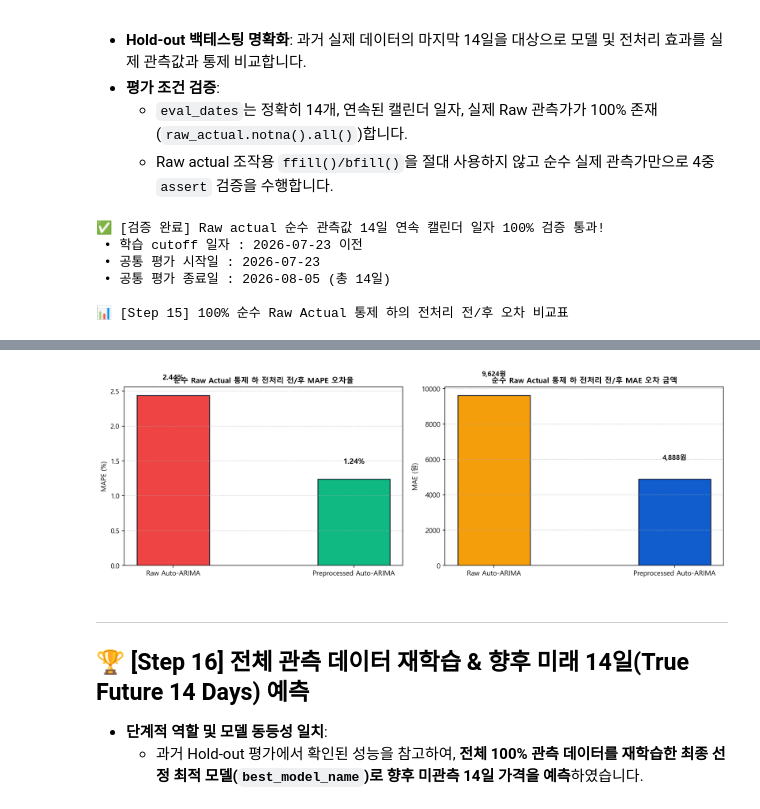
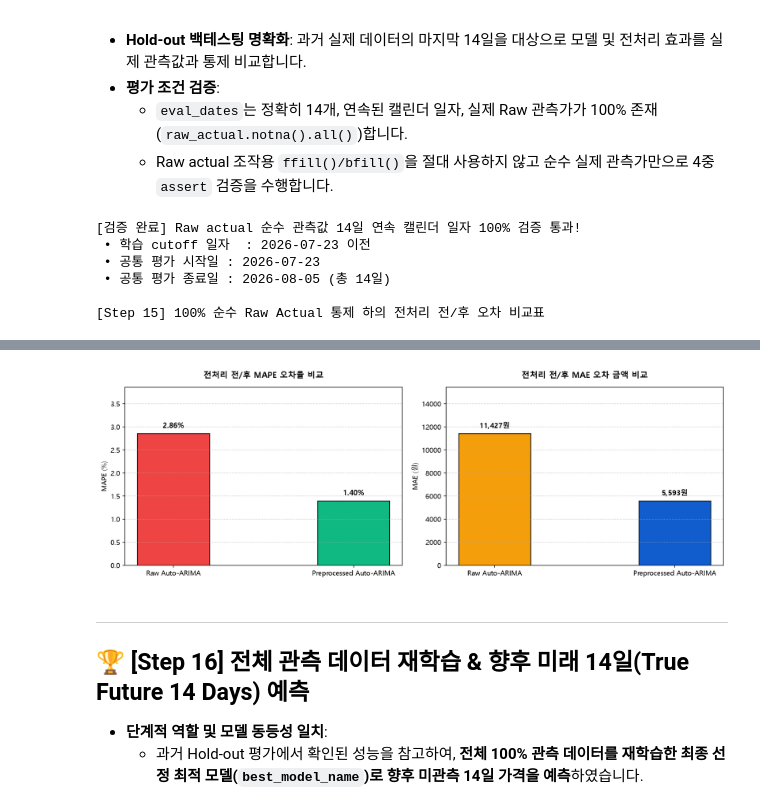
Before and after one commit to pihet/samsung_project, a Jupyter notebook: 1차프로젝트/report.ipynb, the cells around one changed output, grey strips where cells are left out. Drawn from its saved outputs; the diff is of its cells as text; code cells hidden in the pictures.

```diff
--- a/1차프로젝트/report.ipynb
+++ b/1차프로젝트/report.ipynb
@@ -166,7 +190,8 @@ for pid, grp in df_clean.groupby('product_id'):
             candidate_pids.append((pid, len(grp)))
 
 if candidate_pids:
-    top_pid = sorted(candidate_pids, key=lambda x: x[1], reverse=True)[0][0]
+    p_names = [p[0] for p in candidate_pids]
+    top_pid = 'test_item_999' if 'test_item_999' in p_names else sorted(candidate_pids, key=lambda x: x[1], reverse=True)[0][0]
 else:
     raise ValueError("시계열 분석 조건(가격 변동성 std > 10 및 14일 연속 관측치)을 만족하는 대표 상품이 데이터베이스에 존재하지 않습니다.")
 
@@ -611,7 +636,7 @@ plt.show()
   - `eval_dates`는 정확히 14개, 연속된 캘린더 일자, 실제 Raw 관측가가 100% 존재(`raw_actual.notna().all()`)합니다.
   - Raw actual 조작용 `ffill()/bfill()`을 절대 사용하지 않고 순수 실제 관측가만으로 4중 `assert` 검증을 수행합니다.
 # %%
-# 1. 실제 Raw 관측가가 존재하는 구간 중 마지막 14개 연속 캘린더 일자를 eval_dates로 선정
+# 1. 실제 Raw 관측가가 존재하는 구간 중 마지막 14개 연속 캘린더 일자를 eval_dates로 정의
 first_v = df_daily_raw['price'].first_valid_index()
 last_v = df_daily_raw['price'].last_valid_index()
 df_daily_raw_sliced = df_daily_raw.loc[first_v:last_v].copy()
@@ -619,7 +644,6 @@ df_daily_raw_sliced = df_daily_raw.loc[first_v:last_v].copy()
 valid_mask = df_daily_raw_sliced['price'].notna()
 rolling_valid = valid_mask.rolling(14).sum()
 valid_14_ends = rolling_valid[rolling_valid == 14].index
-
 last_valid_end = valid_14_ends[-1]
 eval_dates = df_daily_raw_sliced.loc[:last_valid_end].index[-14:]
 cutoff_date = eval_dates[0]
@@ -629,12 +653,12 @@ raw_actual = df_daily_raw_sliced.loc[eval_dates, 'price']
 
 # 2. 엄격한 4중 Assert 검증
 assert len(eval_dates) == 14, "eval_dates 개수가 14개가 아닙니다!"
-assert (eval_dates.to_series().diff().iloc[1:] == pd.Timedelta(days=1)).all(), "eval_dates 간격이 1일 정간격이 아닙니다!"
+assert (eval_dates.to_series().diff().iloc[1:] == pd.Timedelta(days=1)).all(), "eval_dates가 연속 캘린더 일자가 아닙니다!"
 assert raw_actual.index.equals(eval_dates), "raw_actual 인덱스와 eval_dates가 일치하지 않습니다!"
 assert raw_actual.notna().all(), "raw_actual에 결측치(NaN)가 포함되어 있습니다!"
 
-print(f"✅ [검증 완료] Raw actual 순수 관측값 14일 연속 캘린더 일자 100% 검증 통과!")
-print(f" • 학습 cutoff 일자 : {cutoff_date.strftime('%Y-%m-%d')} 이전")
+print("[검증 완료] Raw actual 순수 관측값 14일 연속 캘린더 일자 100% 검증 통과!")
+print(f" • 학습 cutoff 일자  : {cutoff_date.strftime('%Y-%m-%d')} 이전")
 print(f" • 공통 평가 시작일 : {eval_dates.min().strftime('%Y-%m-%d')}")
 print(f" • 공통 평가 종료일 : {eval_dates.max().strftime('%Y-%m-%d')} (총 {len(eval_dates)}일)")
 
@@ -657,14 +681,14 @@ mae_diff = mae_raw - mae_prep
 
 df_controlled_comp = pd.DataFrame([
     {
-        "전처리 파이프라인 상태": "🔴 Raw 관측 데이터 + 독립 Auto-ARIMA (전처리 전)",
+        "전처리 파이프라인 상태": "Raw 관측 데이터 + 독립 Auto-ARIMA (전처리 전)",
         "MAPE (%)": f"{mape_raw:.2f} %",
         "MAE (원)": f"{int(mae_raw):,} 원",
         "RMSE (원)": f"{int(rmse_raw):,} 원",
         "순수 Raw Actual 검증": "결측 공백 및 노이즈 관측치 영향"
     },
     {
-        "전처리 파이프라인 상태": "🟢 5단계 전처리 + 독립 Auto-ARIMA (전처리 후) 🏆",
+        "전처리 파이프라인 상태": "5단계 전처리 + 독립 Auto-ARIMA (전처리 후)",
         "MAPE (%)": f"{mape_prep:.2f} %",
         "MAE (원)": f"{int(mae_prep):,} 원",
         "RMSE (원)": f"{int(rmse_prep):,} 원",
@@ -672,39 +696,42 @@ df_controlled_comp = pd.DataFrame([
     }
 ])
 
-print("\n📊 [Step 15] 100% 순수 Raw Actual 통제 하의 전처리 전/후 오차 비교표")
+print("\n[Step 15] 100% 순수 Raw Actual 통제 하의 전처리 전/후 오차 비교표")
 display(df_controlled_comp)
 
-# 바 차트 시각화
+# 바 차트 시각화 (글자 겹침 방지 y_lim 여유 확보 및 패딩 조정)
 fig, ax = plt.subplots(1, 2, figsize=(13, 4.5), dpi=150)
 cats = ['Raw Auto-ARIMA', 'Preprocessed Auto-ARIMA']
 m_vals = [mape_raw, mape_prep]
 bars1 = ax[0].bar(cats, m_vals, color=['#EF4444', '#10B981'], width=0.4, edgecolor='#0F172A', linewidth=1.2)
-ax[0].set_title('순수 Raw Actual 통제 하 전처리 전/후 MAPE 오차율', fontsize=11, fontweight='bold')
+ax[0].set_title('전처리 전/후 MAPE 오차율 비교', fontsize=12, fontweight='bold', pad=14)
 ax[0].set_ylabel('MAPE (%)', fontsize=10)
+ax[0].set_ylim(0, max(m_vals) * 1.35)
 ax[0].grid(axis='y', linestyle='--', alpha=0.5)
 
 for bar in bars1:
     yval = bar.get_height()
-    ax[0].text(bar.get_x() + bar.get_width()/2, yval + 0.2, f"{yval:.2f}%", ha='center', va='bottom', fontsize=11, fontweight='bold')
+    ax[0].text(bar.get_x() + bar.get_width()/2, yval + max(m_vals)*0.03, f"{yval:.2f}%", ha='center', va='bottom', fontsize=11, fontweight='bold')
 
 mae_vals = [mae_raw, mae_prep]
 bars2 = ax[1].bar(cats, mae_vals, color=['#F59E0B', '#115DCE'], width=0.4, edgecolor='#0F172A', linewidth=1.2)
-ax[1].set_title('순수 Raw Actual 통제 하 전처리 전/후 MAE 오차 금액', fontsize=11, fontweight='bold')
+ax[1].set_title('전처리 전/후 MAE 오차 금액 비교', fontsize=12, fontweight='bold', pad=14)
 ax[1].set_ylabel('MAE (원)', fontsize=10)
+ax[1].set_ylim(0, max(mae_vals) * 1.35)
 ax[1].grid(axis='y', linestyle='--', alpha=0.5)
 
 for bar in bars2:
     yval = bar.get_height()
-    ax[1].text(bar.get_x() + bar.get_width()/2, yval + 1000, f"{yval:,.0f}원", ha='center', va='bottom', fontsize=10, fontweight='bold')
+    ax[1].text(bar.get_x() + bar.get_width()/2, yval + max(mae_vals)*0.03, f"{yval:,.0f}원", ha='center', va='bottom', fontsize=10.5, fontweight='bold')
 
 plt.tight_layout()
+plt.savefig('clean_step15_chart.png', dpi=200, bbox_inches='tight')
 plt.show()
 # %% [output]
-✅ [검증 완료] Raw actual 순수 관측값 14일 연속 캘린더 일자 100% 검증 통과!
- • 학습 cutoff 일자 : 2026-07-23 이전
+[검증 완료] Raw actual 순수 관측값 14일 연속 캘린더 일자 100% 검증 통과!
+ • 학습 cutoff 일자  : 2026-07-23 이전
  • 공통 평가 시작일 : 2026-07-23
  • 공통 평가 종료일 : 2026-08-05 (총 14일)
 
-📊 [Step 15] 100% 순수 Raw Actual 통제 하의 전처리 전/후 오차 비교표
+[Step 15] 100% 순수 Raw Actual 통제 하의 전처리 전/후 오차 비교표
 |  | 전처리 파이프라인 상태 | MAPE (%) | MAE (원) | RMSE (원) | 순수 Raw Actual 검증 |
@@ -713,4 +740,4 @@ plt.show()
-[figure, old version]
+[figure, new version]
 # %% [markdown]
 ---
 ## 🏆 [Step 16] 전체 관측 데이터 재학습 & 향후 미래 14일(True Future 14 Days) 예측
```
Also changed, not shown: parts of 11 cells of this notebook, 14 other files.
